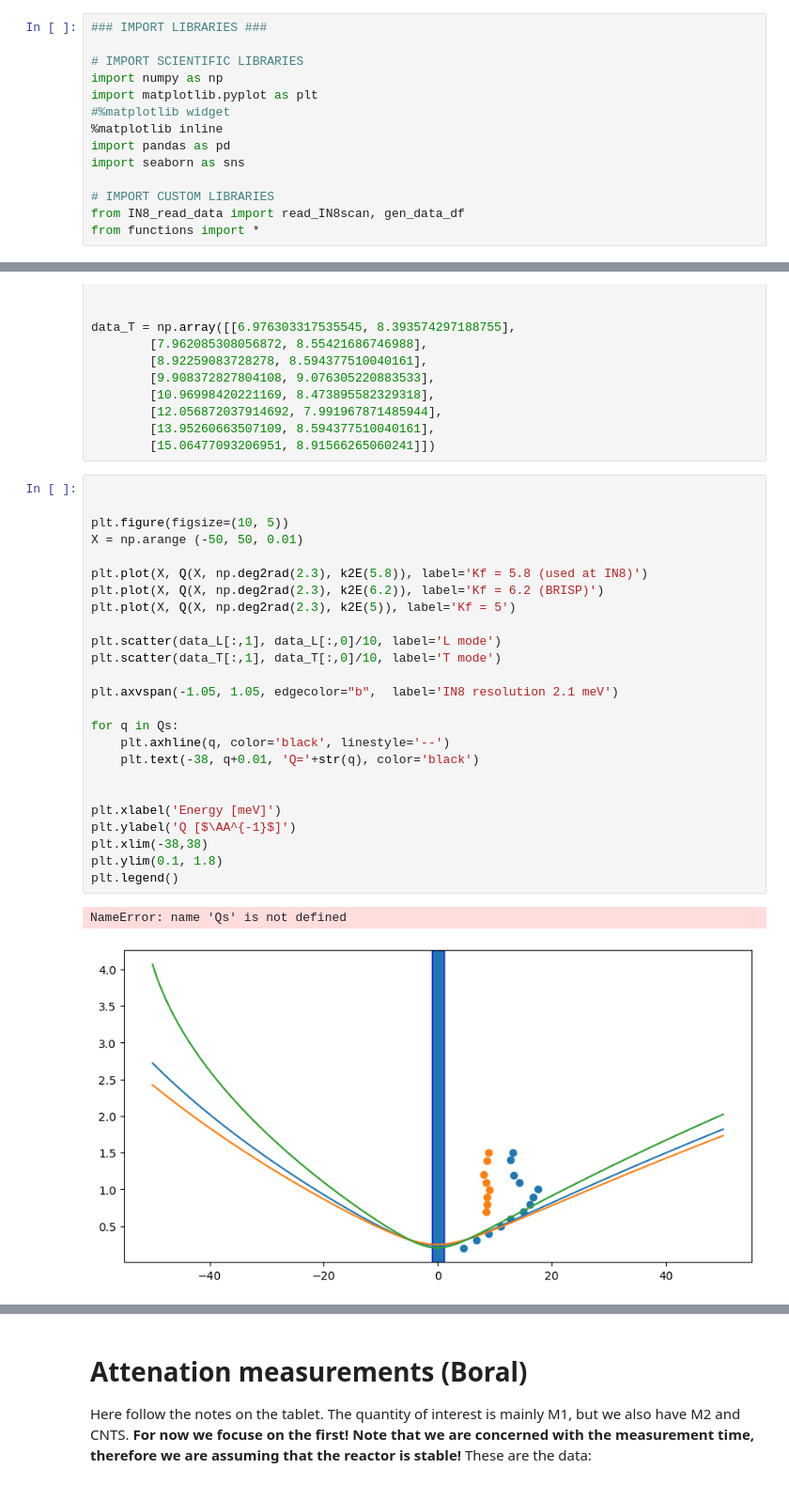
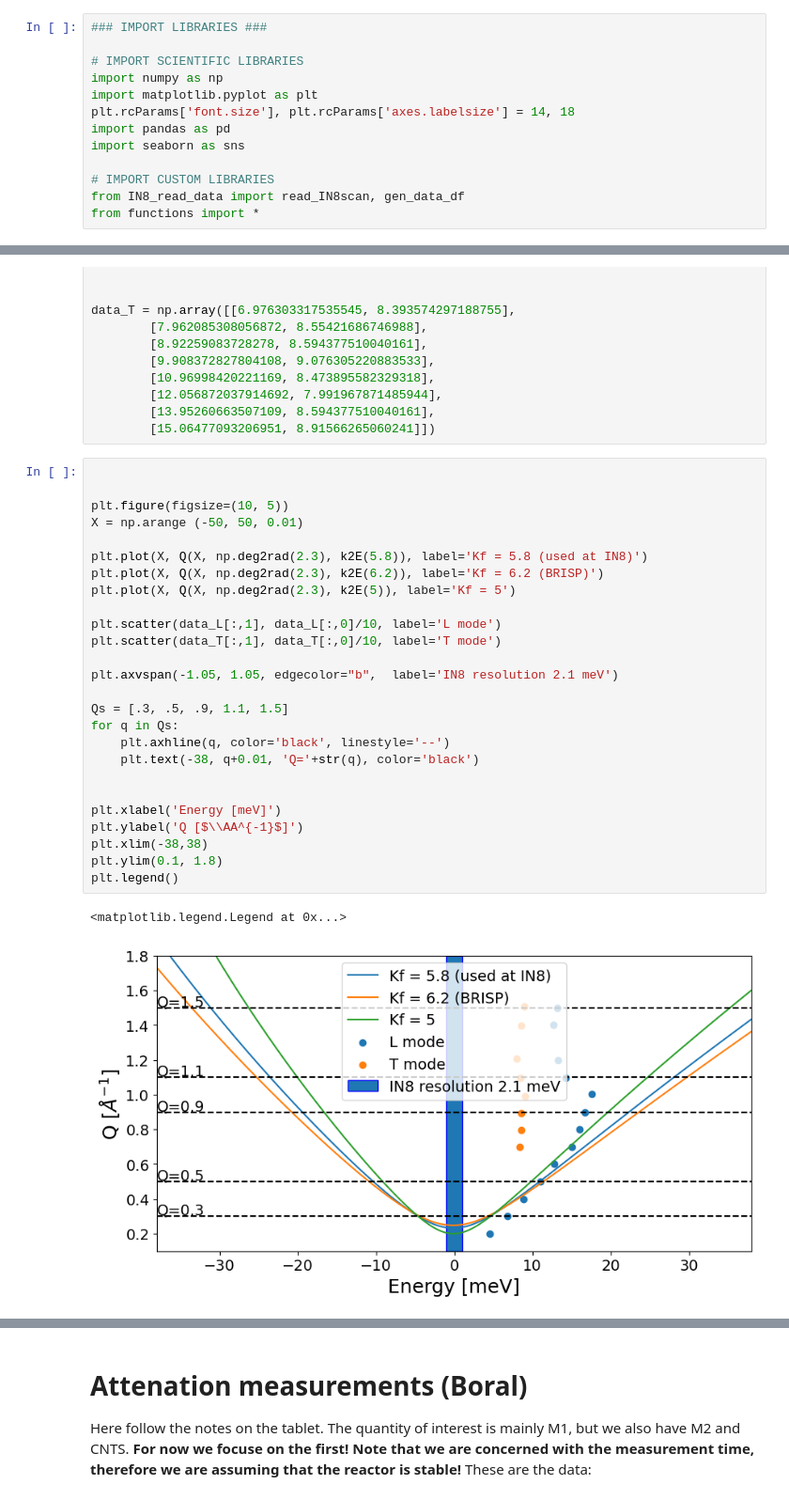
Before and after one commit to FabioBrugnara/IN8_Glicerol, a Jupyter notebook: 0) Basic info.ipynb, the cells around one changed output, grey strips where cells are left out. Shown: that part at 94% size. Drawn from its saved outputs; the diff is of its cells as text.

```diff
--- a/0) Basic info.ipynb
+++ b/0) Basic info.ipynb
@@ -4,8 +4,7 @@
 # IMPORT SCIENTIFIC LIBRARIES
 import numpy as np
 import matplotlib.pyplot as plt
-#%matplotlib widget
-%matplotlib inline
+plt.rcParams['font.size'], plt.rcParams['axes.labelsize'] = 14, 18
 import pandas as pd
 import seaborn as sns
 
@@ -211,28 +210,29 @@ data_T = np.array([[6.976303317535545, 8.393574297188755],
 # %%
 
 
 plt.figure(figsize=(10, 5))
 X = np.arange (-50, 50, 0.01)
 
 plt.plot(X, Q(X, np.deg2rad(2.3), k2E(5.8)), label='Kf = 5.8 (used at IN8)')
 plt.plot(X, Q(X, np.deg2rad(2.3), k2E(6.2)), label='Kf = 6.2 (BRISP)')
 plt.plot(X, Q(X, np.deg2rad(2.3), k2E(5)), label='Kf = 5')
 
 plt.scatter(data_L[:,1], data_L[:,0]/10, label='L mode')
 plt.scatter(data_T[:,1], data_T[:,0]/10, label='T mode')
 
 plt.axvspan(-1.05, 1.05, edgecolor="b",  label='IN8 resolution 2.1 meV')
 
+Qs = [.3, .5, .9, 1.1, 1.5]
 for q in Qs:
     plt.axhline(q, color='black', linestyle='--')
     plt.text(-38, q+0.01, 'Q='+str(q), color='black')
 
 
 plt.xlabel('Energy [meV]')
-plt.ylabel('Q [$\AA^{-1}$]')
+plt.ylabel('Q [$\\AA^{-1}$]')
 plt.xlim(-38,38)
 plt.ylim(0.1, 1.8)
 plt.legend()
 # %% [output]
-NameError: name 'Qs' is not defined
+<matplotlib.legend.Legend at 0x...>
-[figure, old version]
+[figure, new version]
```
Also changed, not shown: parts of 10 cells of this notebook, 36 other files.
